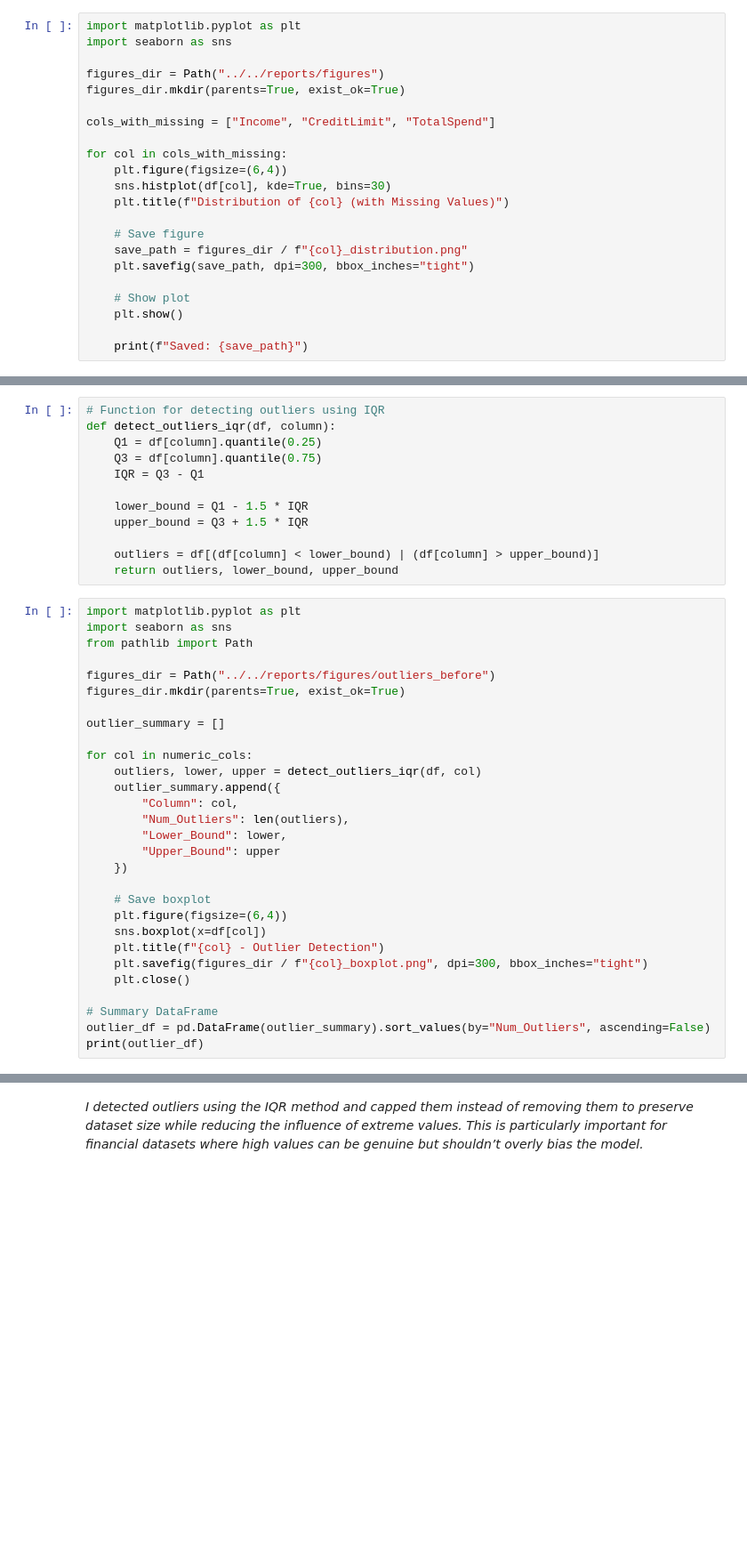
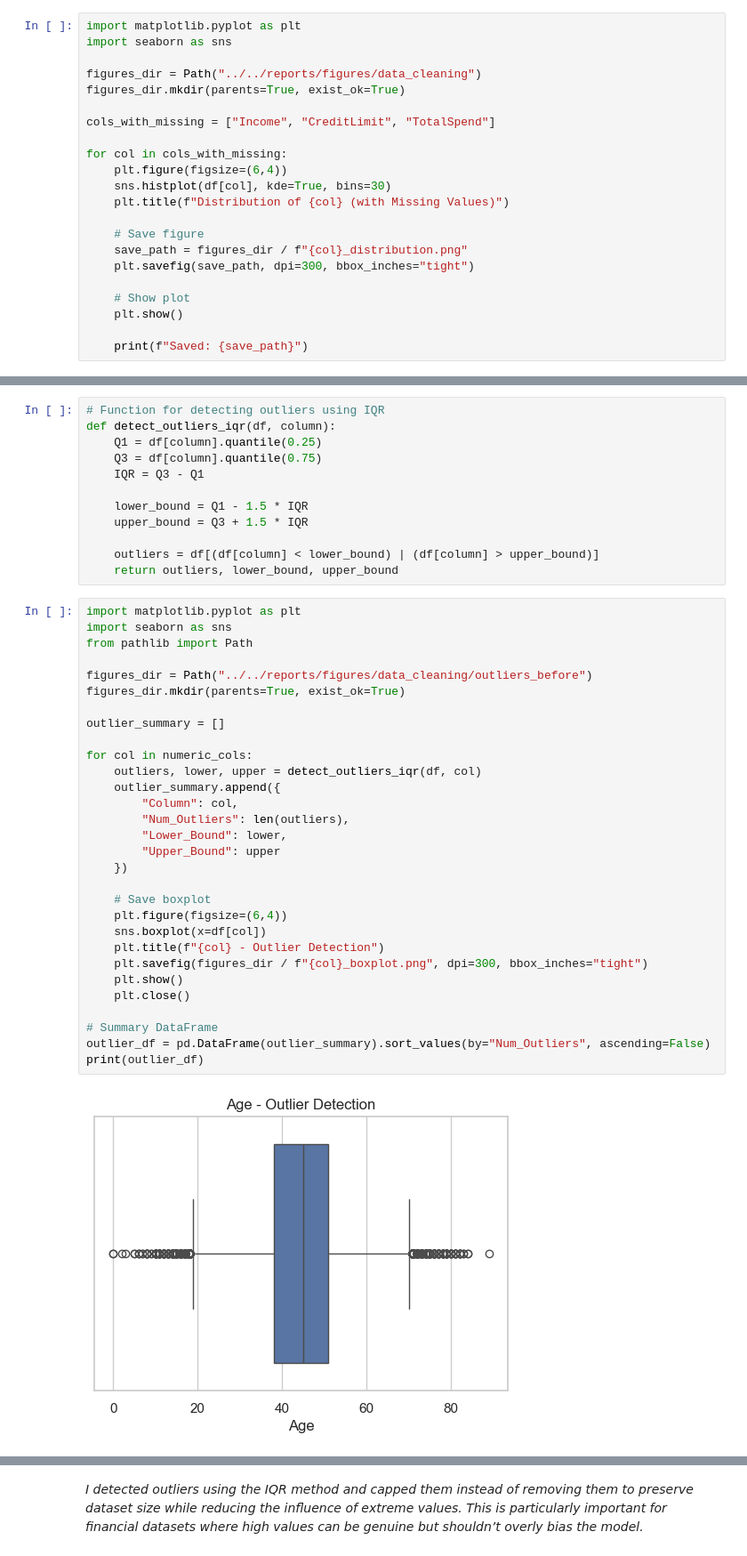
Before and after one commit to shrimpeu/Churn-Prediction-for-Credit-Card-Holders-Using-Predictive-Analytics, a Jupyter notebook: notebooks/reports/1_Data Cleaning.ipynb, the cells around one changed output, grey strips where cells are left out. Shown at 89% size. Drawn from its saved outputs; the diff is of its cells as text; blank space fills up the shorter version.

Commit message:
Finished Data Cleaning

```diff
--- a/notebooks/reports/1_Data Cleaning.ipynb
+++ b/notebooks/reports/1_Data Cleaning.ipynb
@@ -200,7 +211,7 @@ dtype: float64
 import matplotlib.pyplot as plt
 import seaborn as sns
 
-figures_dir = Path("../../reports/figures")
+figures_dir = Path("../../reports/figures/data_cleaning")
 figures_dir.mkdir(parents=True, exist_ok=True)
 
 cols_with_missing = ["Income", "CreditLimit", "TotalSpend"]
@@ -280,30 +294,32 @@ def detect_outliers_iqr(df, column):
 # %%
 import matplotlib.pyplot as plt
 import seaborn as sns
 from pathlib import Path
 
-figures_dir = Path("../../reports/figures/outliers_before")
+figures_dir = Path("../../reports/figures/data_cleaning/outliers_before")
 figures_dir.mkdir(parents=True, exist_ok=True)
 
 outlier_summary = []
 
 for col in numeric_cols:
     outliers, lower, upper = detect_outliers_iqr(df, col)
     outlier_summary.append({
         "Column": col,
         "Num_Outliers": len(outliers),
         "Lower_Bound": lower,
         "Upper_Bound": upper
     })
 
     # Save boxplot
     plt.figure(figsize=(6,4))
     sns.boxplot(x=df[col])
     plt.title(f"{col} - Outlier Detection")
     plt.savefig(figures_dir / f"{col}_boxplot.png", dpi=300, bbox_inches="tight")
+    plt.show()
     plt.close()
 
 # Summary DataFrame
 outlier_df = pd.DataFrame(outlier_summary).sort_values(by="Num_Outliers", ascending=False)
 print(outlier_df)
 # %% [output]
+[figure, added]
```
Also changed, not shown: parts of 40 cells of this notebook, 1 other file.
